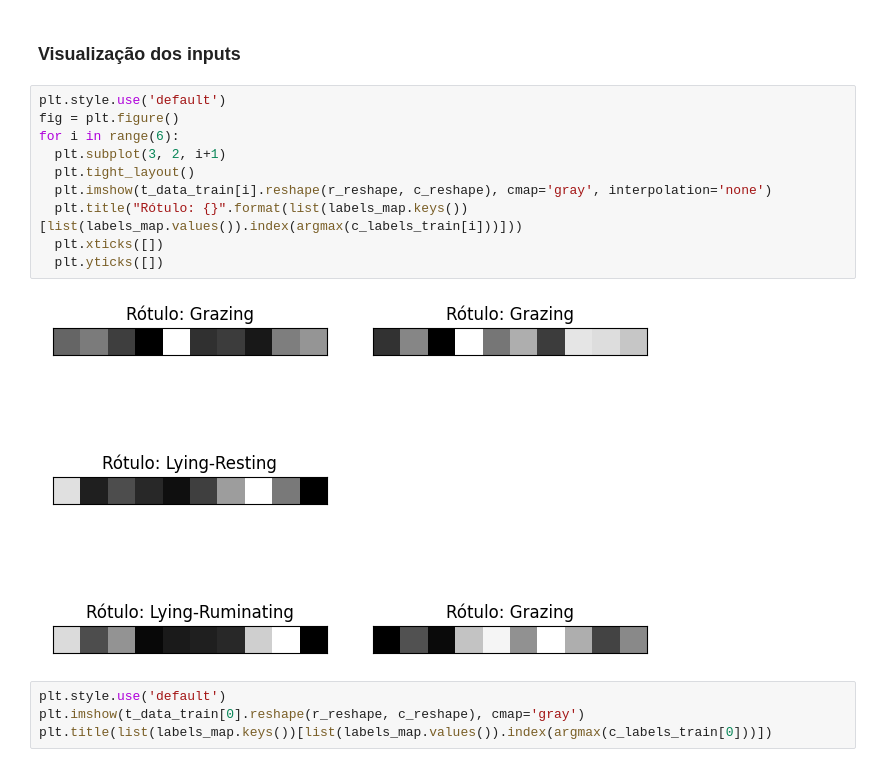
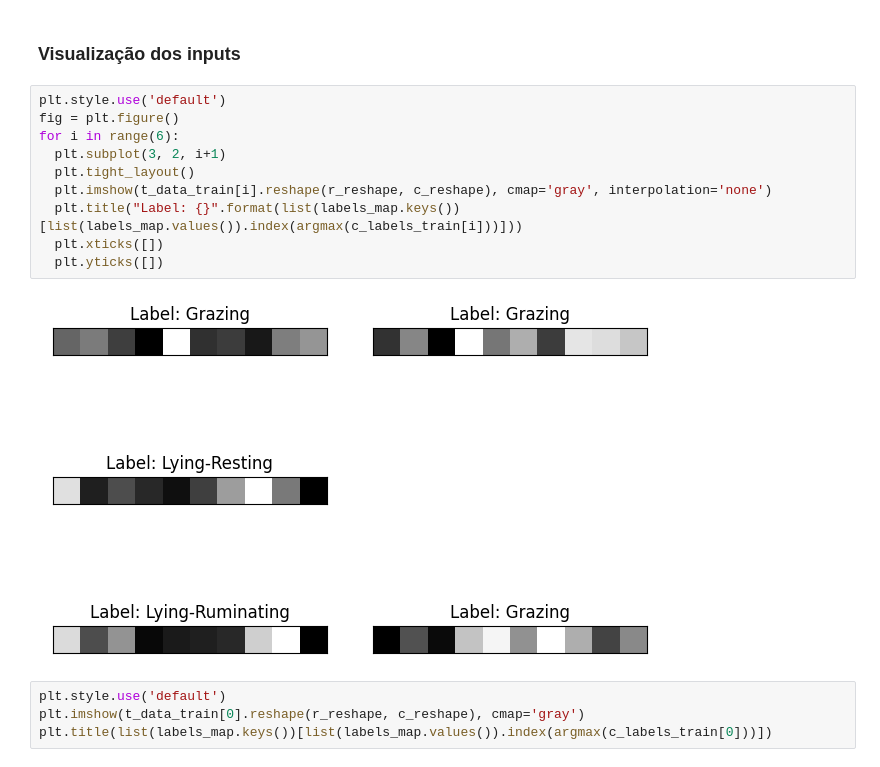
Before and after one commit to andssuu/cattle_classification, a Jupyter notebook: notebooks/cnn_conv1d.ipynb, the cells around one changed output. Cells and saved outputs as stored; diff of their text form.

```diff
--- a/notebooks/cnn_conv1d.ipynb
+++ b/notebooks/cnn_conv1d.ipynb
@@ -267,15 +264,15 @@ dtype: int64
 # %%
 plt.style.use('default')
 fig = plt.figure()
 for i in range(6):
   plt.subplot(3, 2, i+1)
   plt.tight_layout()
   plt.imshow(t_data_train[i].reshape(r_reshape, c_reshape), cmap='gray', interpolation='none')
-  plt.title("Rótulo: {}".format(list(labels_map.keys())[list(labels_map.values()).index(argmax(c_labels_train[i]))]))
+  plt.title("Label: {}".format(list(labels_map.keys())[list(labels_map.values()).index(argmax(c_labels_train[i]))]))
   plt.xticks([])
   plt.yticks([])
 # %% [output]
-[figure, old version]
+[figure, new version]
 # %%
 plt.style.use('default')
 plt.imshow(t_data_train[0].reshape(r_reshape, c_reshape), cmap='gray')
```
Also changed, not shown: parts of 12 cells of this notebook.
